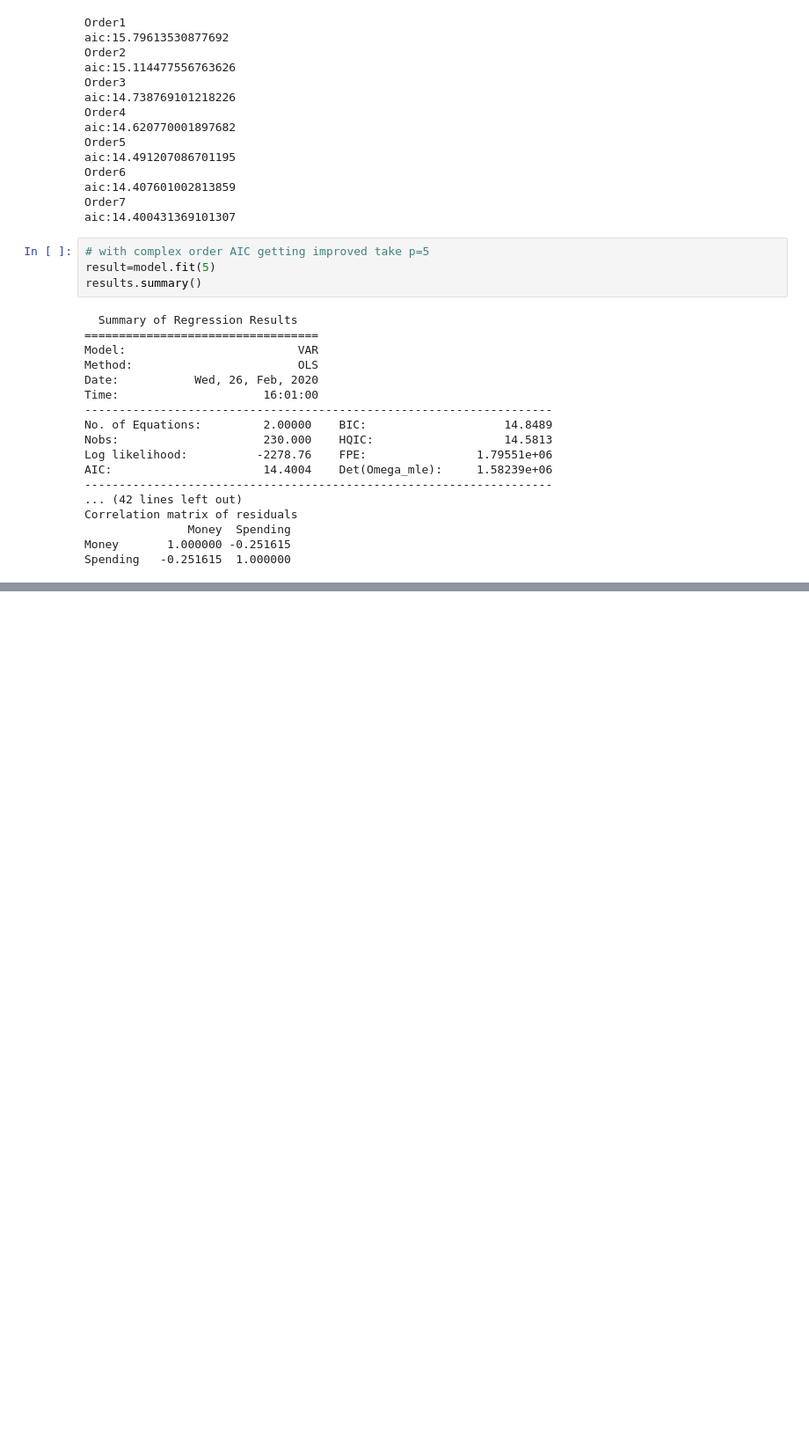
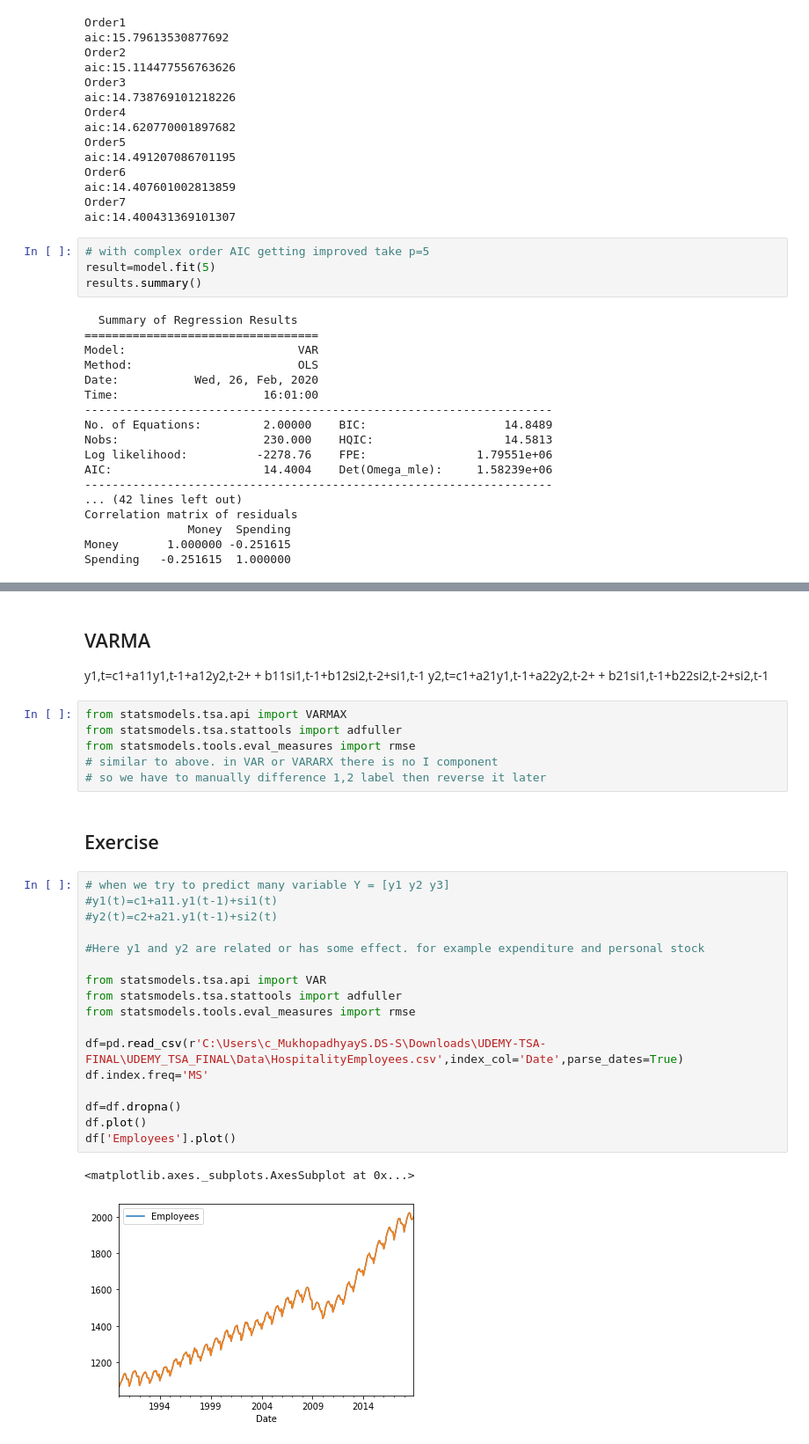
Before and after one commit to suman12345678/datascienceworknew, a Jupyter notebook: timeseries.ipynb, the cells around one changed output, grey strips where cells are left out. Shown at 88% size. Cells and saved outputs as stored; diff of their text form; blank space fills up the shorter version.

```diff
--- a/timeseries.ipynb
+++ b/timeseries.ipynb
@@ -865,0 +875,32 @@ idx=pd.date_range('2015-01-01',periods=12,steps=12)
+# %% [markdown]
+## VARMA
+y1,t=c1+a11y1,t-1+a12y2,t-2+  + b11si1,t-1+b12si2,t-2+si1,t-1
+y2,t=c1+a21y1,t-1+a22y2,t-2+  + b21si1,t-1+b22si2,t-2+si2,t-1
+# %%
+from statsmodels.tsa.api import VARMAX
+from statsmodels.tsa.stattools import adfuller
+from statsmodels.tools.eval_measures import rmse
+# similar to above. in VAR or VARARX there is no I component
+# so we have to manually difference 1,2 label then reverse it later
+# %% [markdown]
+## Exercise
+# %%
+# when we try to predict many variable Y = [y1 y2 y3]
+#y1(t)=c1+a11.y1(t-1)+si1(t)
+#y2(t)=c2+a21.y1(t-1)+si2(t)
+
+#Here y1 and y2 are related or has some effect. for example expenditure and personal stock
+
+from statsmodels.tsa.api import VAR
+from statsmodels.tsa.stattools import adfuller
+from statsmodels.tools.eval_measures import rmse
+
+df=pd.read_csv(r'C:\Users\c_MukhopadhyayS.DS-S\Downloads\UDEMY-TSA-FINAL\UDEMY_TSA_FINAL\Data\HospitalityEmployees.csv',index_col='Date',parse_dates=True)
+df.index.freq='MS'
+
+df=df.dropna()
+df.plot()
+df['Employees'].plot()
+# %% [output]
+<matplotlib.axes._subplots.AxesSubplot at 0x...>
+[figure, added]
```
Also changed, not shown: parts of 6 cells of this notebook.
